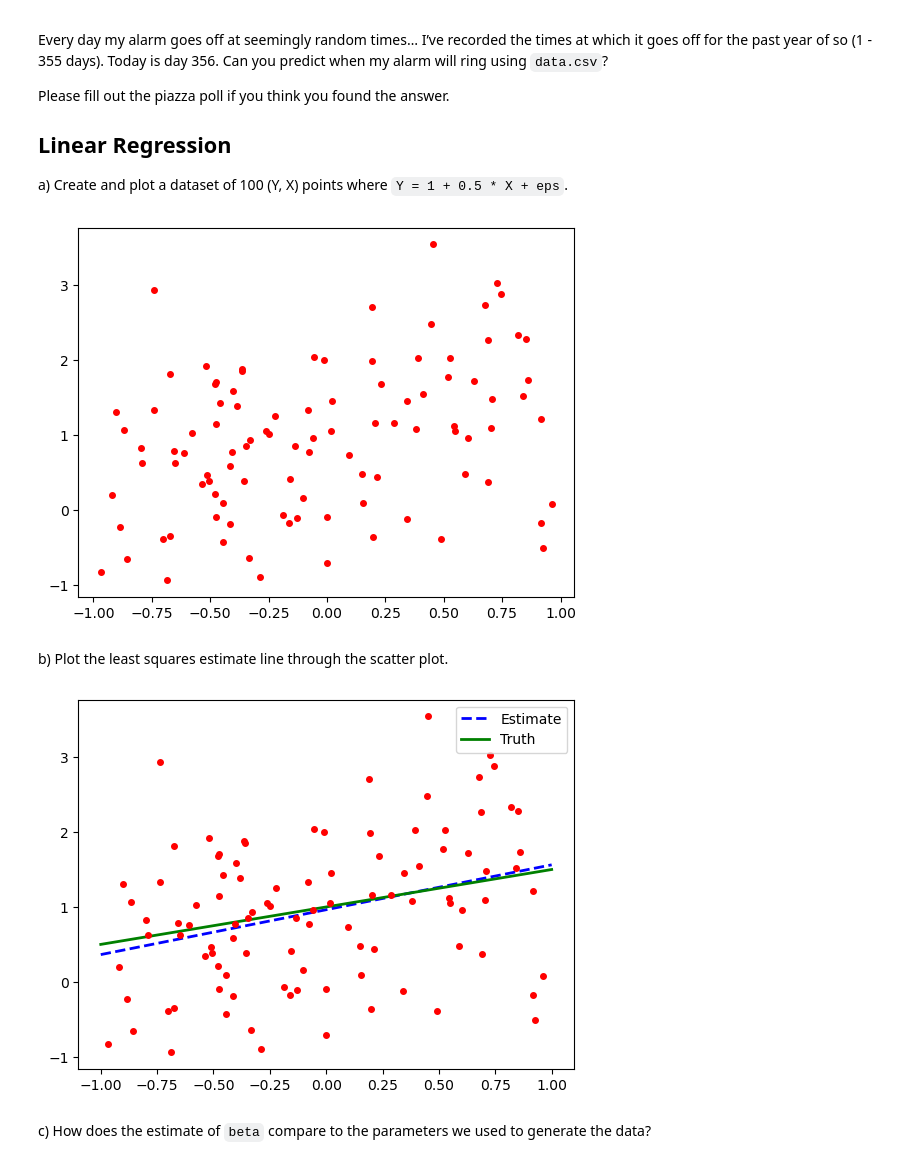
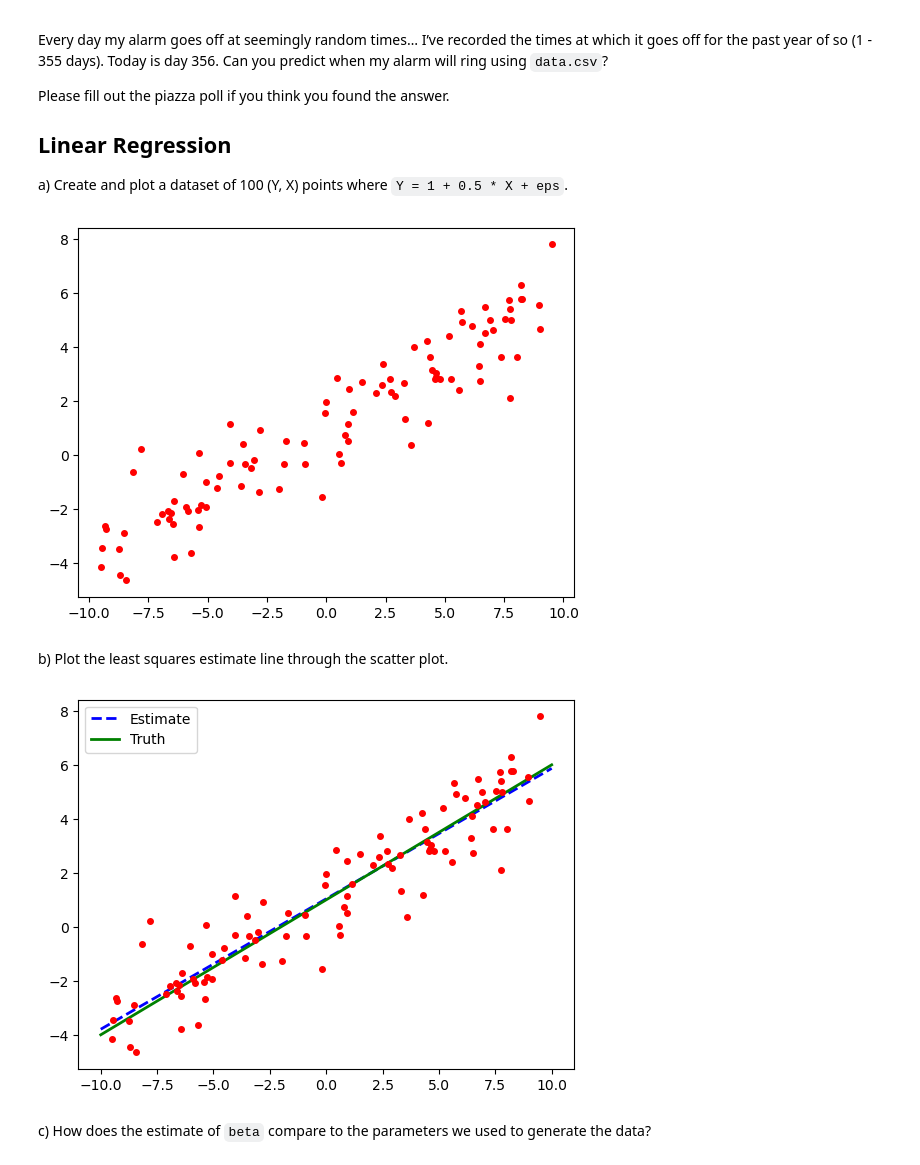
Before and after one commit to jasonw4/CS-506, a Jupyter notebook: worksheet_18.ipynb, the cells around one changed output. Cells and saved outputs as stored; diff of their text form; code cells hidden in the pictures.

```diff
--- a/worksheet_18.ipynb
+++ b/worksheet_18.ipynb
@@ -24,28 +24,28 @@ import matplotlib.pyplot as plt
 SAMPLE_SIZE = 100
 
 true_beta = np.array([ 1 , 0.5 ])
-x = -1.0 + 2.0 * np.random.random(SAMPLE_SIZE)
+x = -10 + 20 * np.random.random(SAMPLE_SIZE)
 y = true_beta[0] + true_beta[1] * x + np.random.randn(SAMPLE_SIZE)
 plt.plot(x,y,'ro',markersize=4)
 plt.show()
 # %% [output]
-[figure, old version]
+[figure, new version]
 # %% [markdown]
 b) Plot the least squares estimate line through the scatter plot.
 # %%
 intercept = np.ones(np.shape(x)[0])
 X = np.array([intercept, x]).T
 beta_hat = np.linalg.inv(X.T @ X) @ X.T @ y
 
-x_plot = np.linspace(-1,1,50)
+x_plot = np.linspace(-10,10,50)
 y_est = beta_hat[0] + beta_hat[1] * x_plot
 plt.plot(x_plot, y_est,'b--', lw=2, label='Estimate')
 plt.plot(x_plot, true_beta[0] + true_beta[1] * x_plot, lw=2, c='g', label='Truth')
 plt.plot(x, y,'ro',markersize=4)
 plt.legend()
 plt.show()
 # %% [output]
-[figure, old version]
+[figure, new version]
 # %% [markdown]
 c) How does the estimate of `beta` compare to the parameters we used to generate the data?
 # %% [markdown]
```
Also changed, not shown: parts of 3 cells of this notebook.
